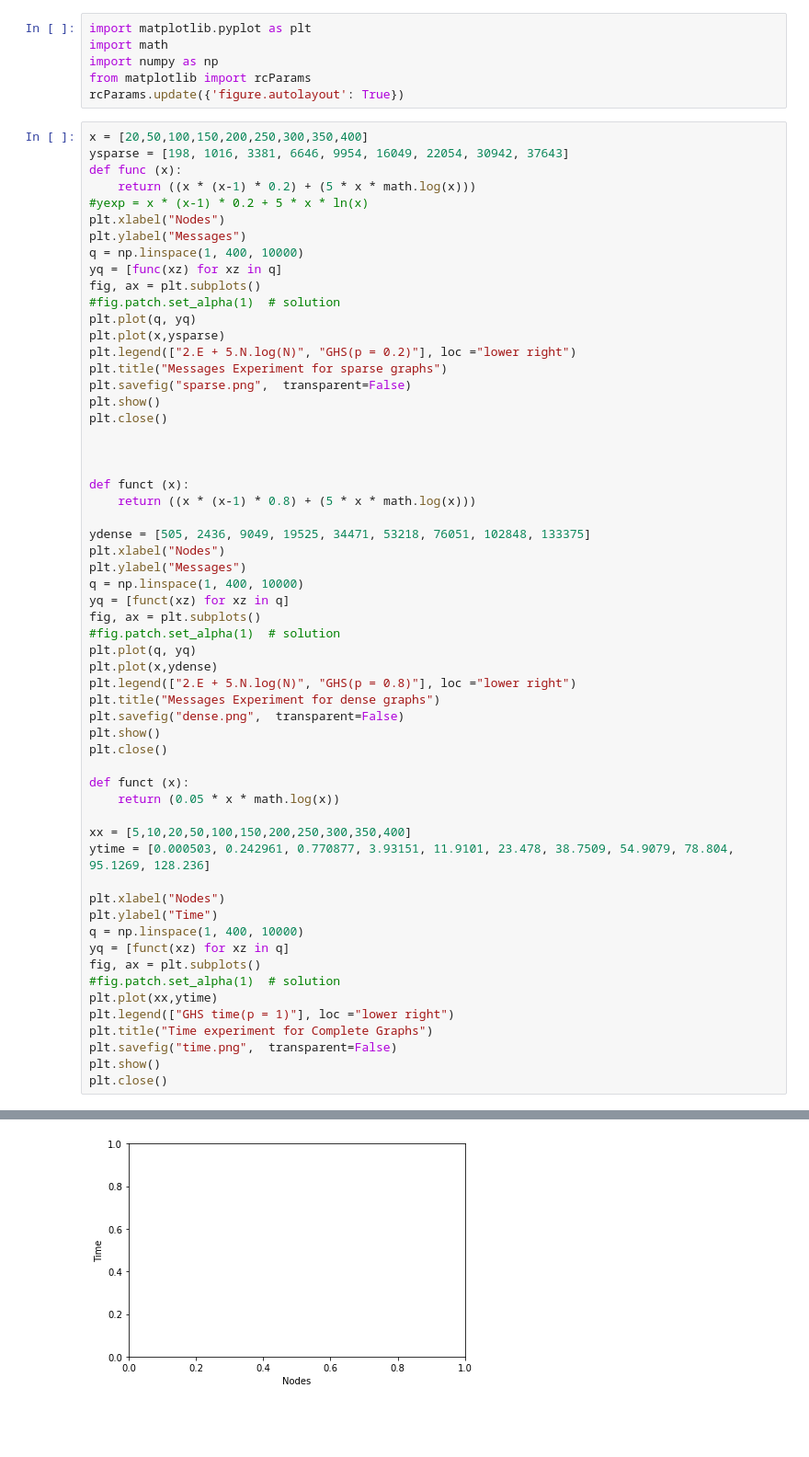
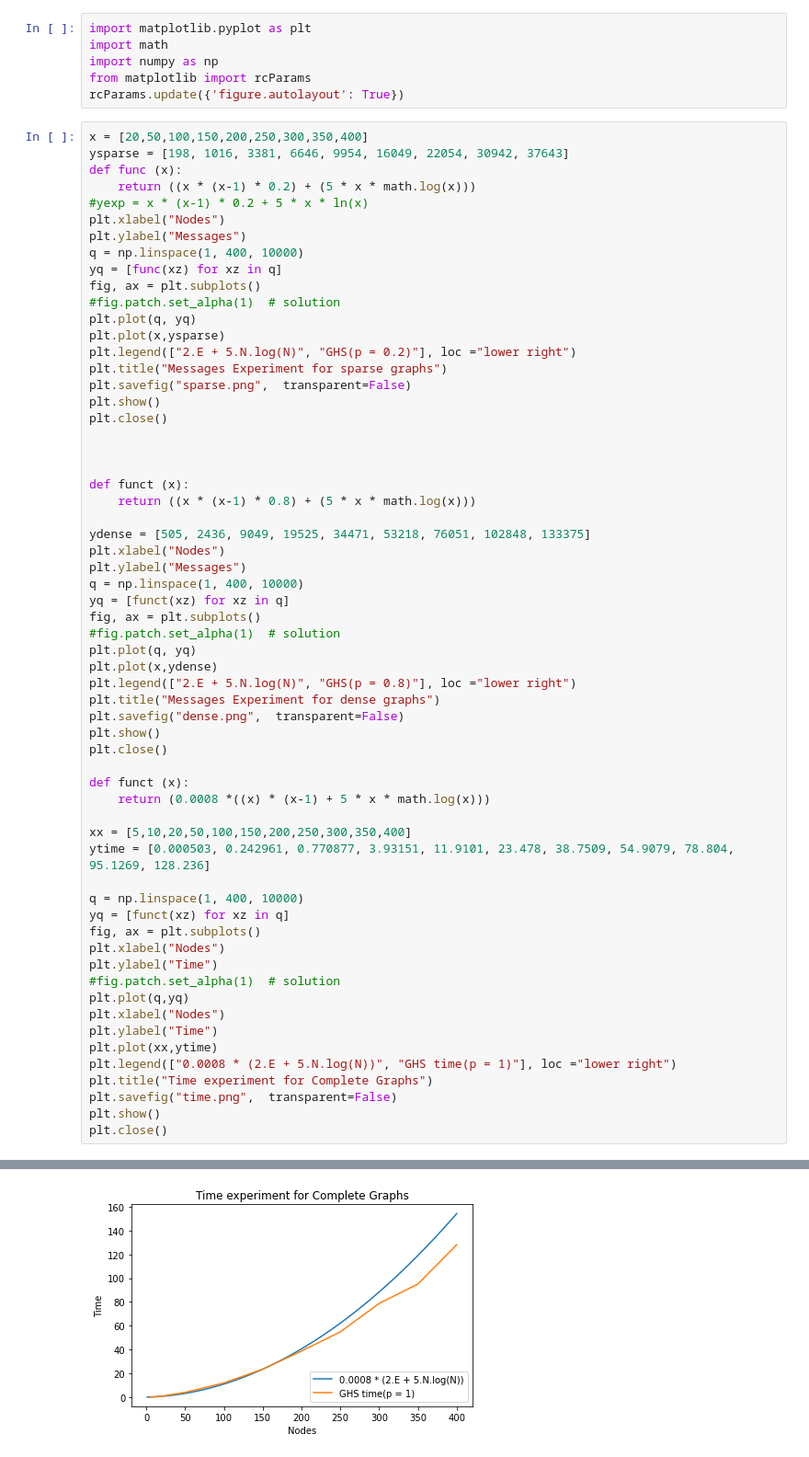
Before and after one commit to kajla-dhananjay/COL819A2, a Jupyter notebook: src/plotter/plotter.ipynb, the cells around one changed output, grey strips where cells are left out. Shown: that part at 92% size. Drawn from its saved outputs; the diff is of its cells as text; blank space fills up the shorter version.

Commit message:
Time analysis added
Signed-off-by: Dhananjay Kajla <kajla.dhananjay@gmail.com>

```diff
--- a/src/plotter/plotter.ipynb
+++ b/src/plotter/plotter.ipynb
@@ -36,35 +36,38 @@ q = np.linspace(1, 400, 10000)
 yq = [funct(xz) for xz in q]
 fig, ax = plt.subplots()
 #fig.patch.set_alpha(1)  # solution
 plt.plot(q, yq)
 plt.plot(x,ydense)
 plt.legend(["2.E + 5.N.log(N)", "GHS(p = 0.8)"], loc ="lower right")
 plt.title("Messages Experiment for dense graphs")
 plt.savefig("dense.png",  transparent=False)
 plt.show()
 plt.close()
 
 def funct (x):
-    return (0.05 * x * math.log(x))
+    return (0.0008 *((x) * (x-1) + 5 * x * math.log(x)))
 
 xx = [5,10,20,50,100,150,200,250,300,350,400]
 ytime = [0.000503, 0.242961, 0.770877, 3.93151, 11.9101, 23.478, 38.7509, 54.9079, 78.804, 95.1269, 128.236]
 
-plt.xlabel("Nodes")
-plt.ylabel("Time")
 q = np.linspace(1, 400, 10000)
 yq = [funct(xz) for xz in q]
 fig, ax = plt.subplots()
+plt.xlabel("Nodes")
+plt.ylabel("Time")
 #fig.patch.set_alpha(1)  # solution
+plt.plot(q,yq)
+plt.xlabel("Nodes")
+plt.ylabel("Time")
 plt.plot(xx,ytime)
-plt.legend(["GHS time(p = 1)"], loc ="lower right")
+plt.legend(["0.0008 * (2.E + 5.N.log(N))", "GHS time(p = 1)"], loc ="lower right")
 plt.title("Time experiment for Complete Graphs")
 plt.savefig("time.png",  transparent=False)
 plt.show()
 plt.close()
 # %% [output]
 [figure]
 [figure]
 [figure]
 [figure]
-[figure, old version]
+[figure, new version]
```
Also changed, not shown: parts of 2 cells of this notebook, 8 other files.
